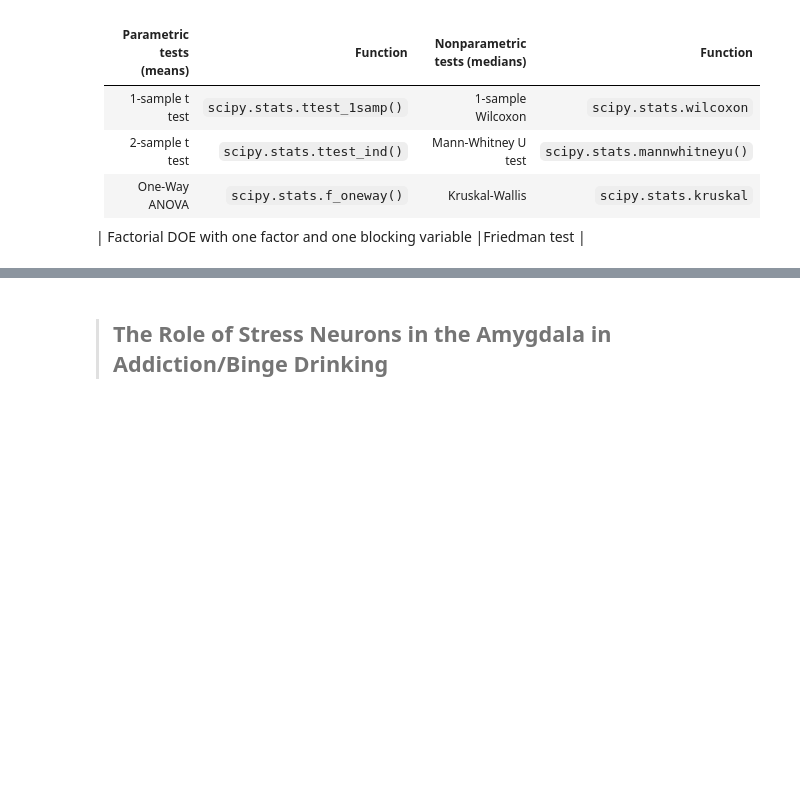
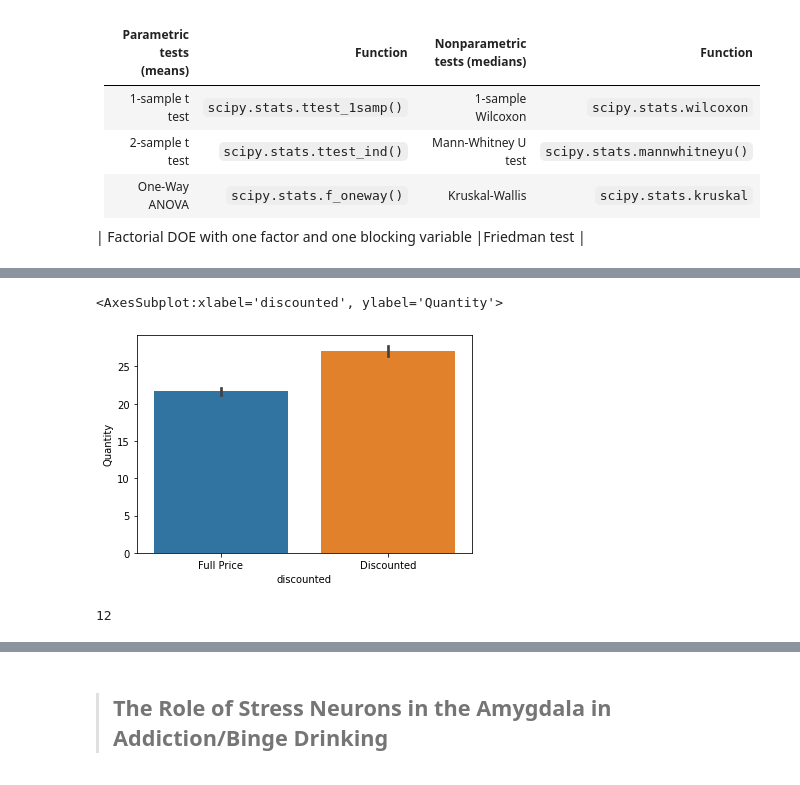
Before and after one commit to jirvingphd/fsds_070620_FT, a Jupyter notebook: Mod_2/sect_14/sect_14_Hypothesis_testing_WIP.ipynb, the cells around one changed output, grey strips where cells are left out. Cells and saved outputs as stored; diff of their text form; code cells hidden in the pictures; blank space fills up the shorter version.

```diff
--- a/Mod_2/sect_14/sect_14_Hypothesis_testing_WIP.ipynb
+++ b/Mod_2/sect_14/sect_14_Hypothesis_testing_WIP.ipynb
@@ -234,0 +346,11 @@ fig
+# %%
+sns.barplot(data=df,x='discounted',y='Quantity',ci=68)
+# %% [output]
+<AxesSubplot:xlabel='discounted', ylabel='Quantity'>
+[figure, added]
+# %%
+z_data= stats.zscore(data['Discounted'])
+idx_outlier = np.abs(z_data)>3
+idx_outlier.sum()
+# %% [output]
+12
```
Also changed, not shown: parts of 51 cells of this notebook, 2 other files.
